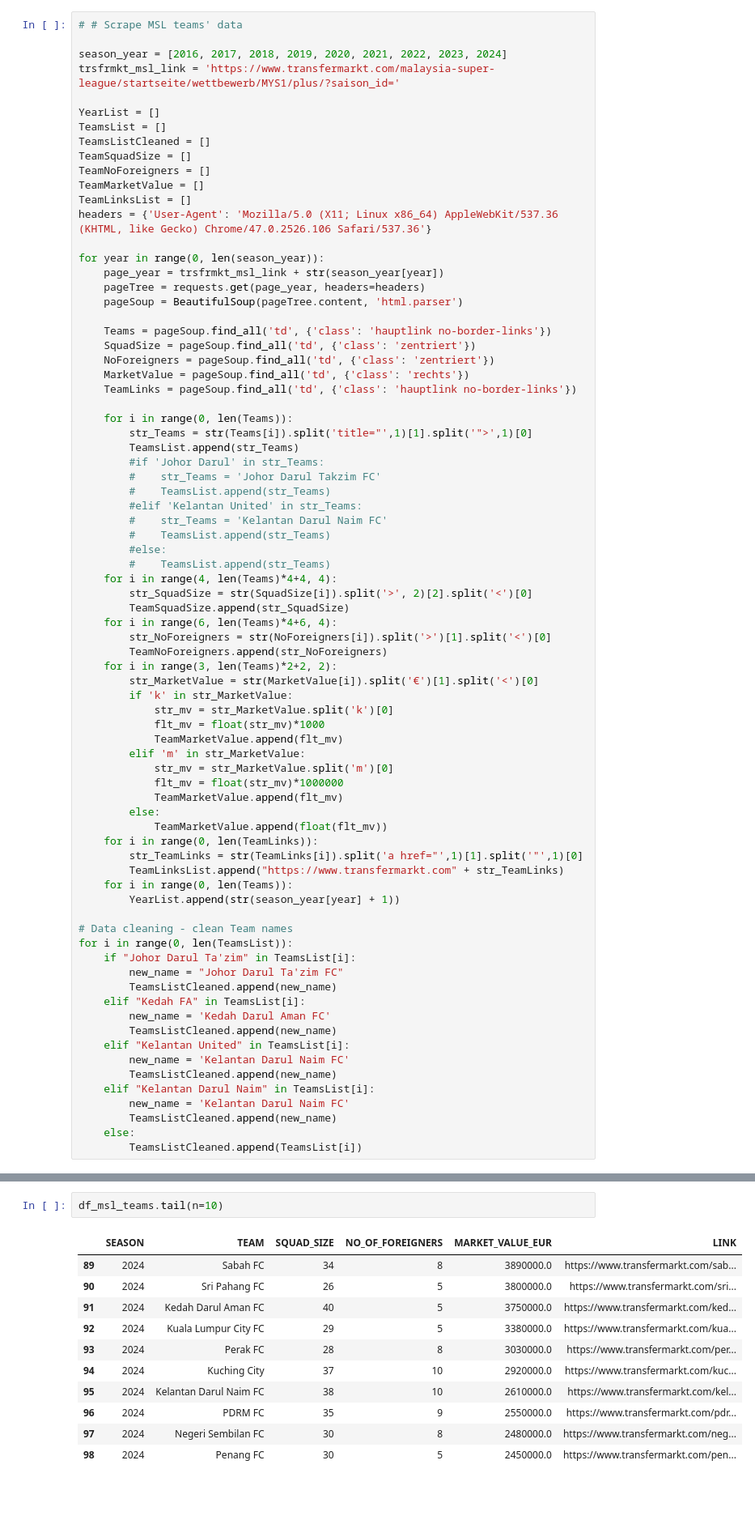
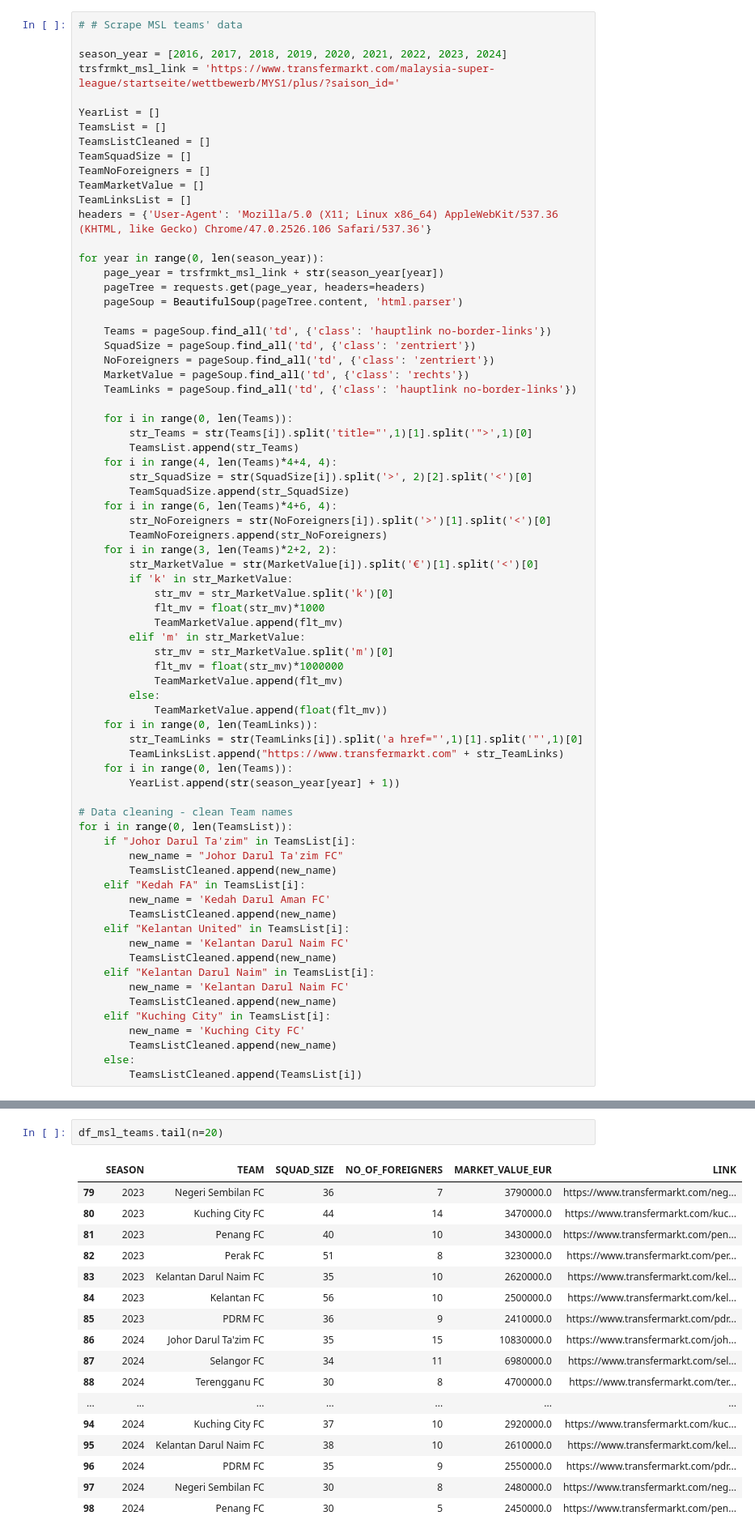
Before and after one commit to IzzatZanail/MalaysiaSuperLeague_TransfermrktDataScraping, a Jupyter notebook: MalaysiaSuperLeagueTransfermrktDataScraping.ipynb, the cells around one changed output, grey strips where cells are left out. Shown: that part at 81% size. Saved outputs shown, nothing was run; the diff lists cells and outputs as text; blank space fills up the shorter version.

```diff
--- a/MalaysiaSuperLeagueTransfermrktDataScraping.ipynb
+++ b/MalaysiaSuperLeagueTransfermrktDataScraping.ipynb
@@ -44,14 +44,6 @@ for year in range(0, len(season_year)):
     for i in range(0, len(Teams)):
         str_Teams = str(Teams[i]).split('title="',1)[1].split('">',1)[0]
         TeamsList.append(str_Teams)
-        #if 'Johor Darul' in str_Teams:
-        #    str_Teams = 'Johor Darul Takzim FC'
-        #    TeamsList.append(str_Teams)
-        #elif 'Kelantan United' in str_Teams:
-        #    str_Teams = 'Kelantan Darul Naim FC'
-        #    TeamsList.append(str_Teams)
-        #else:
-        #    TeamsList.append(str_Teams)
     for i in range(4, len(Teams)*4+4, 4):
         str_SquadSize = str(SquadSize[i]).split('>', 2)[2].split('<')[0]
         TeamSquadSize.append(str_SquadSize)
@@ -90,6 +82,9 @@ for i in range(0, len(TeamsList)):
     elif "Kelantan Darul Naim" in TeamsList[i]:
         new_name = 'Kelantan Darul Naim FC'
         TeamsListCleaned.append(new_name)
+    elif "Kuching City" in TeamsList[i]:
+        new_name = 'Kuching City FC'
+        TeamsListCleaned.append(new_name)
     else:
         TeamsListCleaned.append(TeamsList[i])
 # %%
@@ -146,15 +141,21 @@ df_msl_teams.head(n=10)
 | 8 | 2017 | FELDA United FC | 35 | 8 | 2250000.0 | https://www.transfermarkt.com/fel... |
 | 9 | 2017 | Penang FC | 41 | 8 | 2250000.0 | https://www.transfermarkt.com/pen... |
 # %%
-df_msl_teams.tail(n=10)
+df_msl_teams.tail(n=20)
 # %% [output]
 |  | SEASON | TEAM | SQUAD_SIZE | NO_OF_FOREIGNERS | MARKET_VALUE_EUR | LINK |
-| 89 | 2024 | Sabah FC | 34 | 8 | 3890000.0 | https://www.transfermarkt.com/sab... |
-| 90 | 2024 | Sri Pahang FC | 26 | 5 | 3800000.0 | https://www.transfermarkt.com/sri... |
-| 91 | 2024 | Kedah Darul Aman FC | 40 | 5 | 3750000.0 | https://www.transfermarkt.com/ked... |
-| 92 | 2024 | Kuala Lumpur City FC | 29 | 5 | 3380000.0 | https://www.transfermarkt.com/kua... |
-| 93 | 2024 | Perak FC | 28 | 8 | 3030000.0 | https://www.transfermarkt.com/per... |
-| 94 | 2024 | Kuching City | 37 | 10 | 2920000.0 | https://www.transfermarkt.com/kuc... |
+| 79 | 2023 | Negeri Sembilan FC | 36 | 7 | 3790000.0 | https://www.transfermarkt.com/neg... |
+| 80 | 2023 | Kuching City FC | 44 | 14 | 3470000.0 | https://www.transfermarkt.com/kuc... |
+| 81 | 2023 | Penang FC | 40 | 10 | 3430000.0 | https://www.transfermarkt.com/pen... |
+| 82 | 2023 | Perak FC | 51 | 8 | 3230000.0 | https://www.transfermarkt.com/per... |
+| 83 | 2023 | Kelantan Darul Naim FC | 35 | 10 | 2620000.0 | https://www.transfermarkt.com/kel... |
+| 84 | 2023 | Kelantan FC | 56 | 10 | 2500000.0 | https://www.transfermarkt.com/kel... |
+| 85 | 2023 | PDRM FC | 36 | 9 | 2410000.0 | https://www.transfermarkt.com/pdr... |
+| 86 | 2024 | Johor Darul Ta'zim FC | 35 | 15 | 10830000.0 | https://www.transfermarkt.com/joh... |
+| 87 | 2024 | Selangor FC | 34 | 11 | 6980000.0 | https://www.transfermarkt.com/sel... |
+| 88 | 2024 | Terengganu FC | 30 | 8 | 4700000.0 | https://www.transfermarkt.com/ter... |
+| ... | ... | ... | ... | ... | ... | ... |
+| 94 | 2024 | Kuching City FC | 37 | 10 | 2920000.0 | https://www.transfermarkt.com/kuc... |
 | 95 | 2024 | Kelantan Darul Naim FC | 38 | 10 | 2610000.0 | https://www.transfermarkt.com/kel... |
 | 96 | 2024 | PDRM FC | 35 | 9 | 2550000.0 | https://www.transfermarkt.com/pdr... |
 | 97 | 2024 | Negeri Sembilan FC | 30 | 8 | 2480000.0 | https://www.transfermarkt.com/neg... |
```
Also changed, not shown: parts of 4 cells of this notebook, 2 other files.
